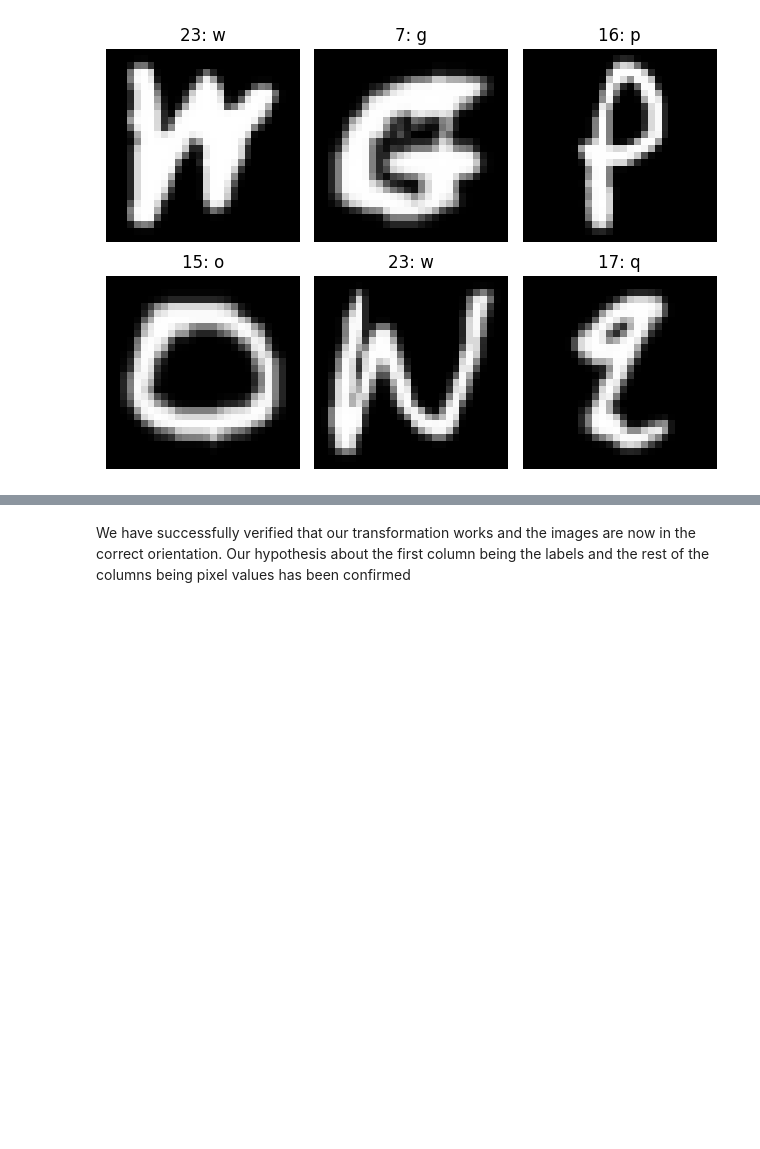
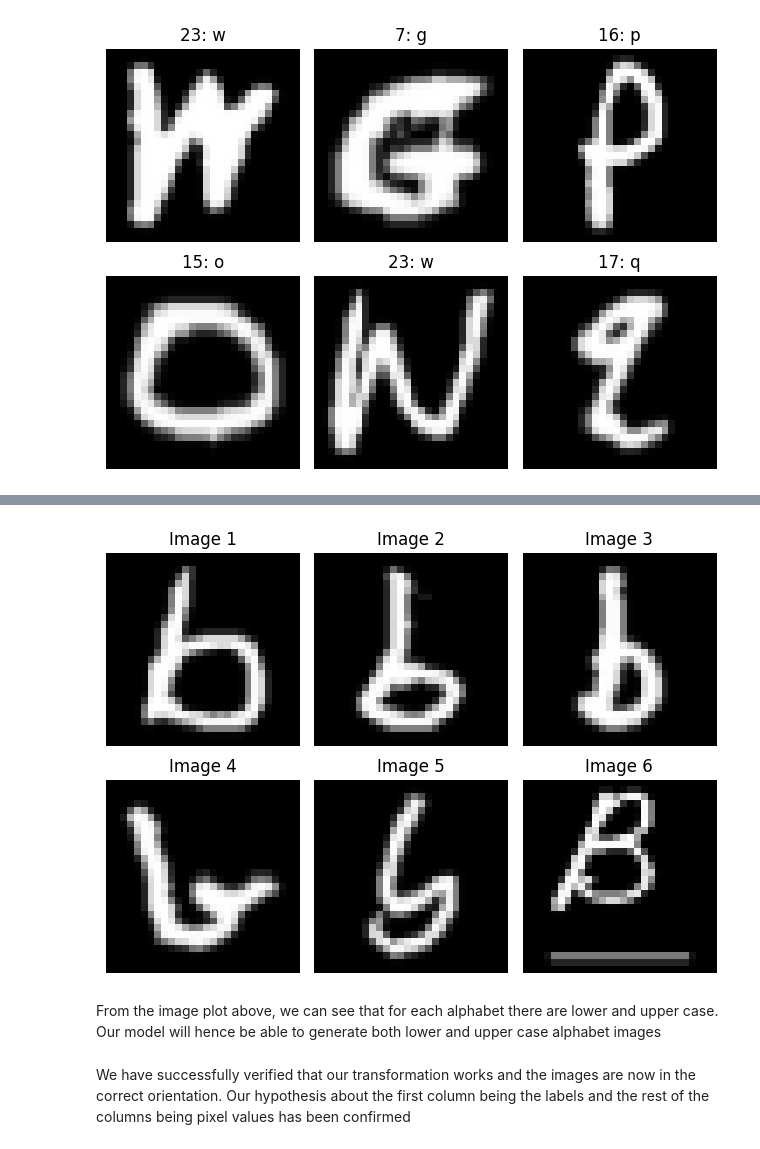
Before and after one commit to shoelesshoe/DELECA2, a Jupyter notebook: Part A/Part A.ipynb, the cells around one changed output, grey strips where cells are left out. Drawn from its saved outputs; the diff is of its cells as text; code cells hidden in the pictures; blank space fills up the shorter version.

```diff
--- a/Part A/Part A.ipynb
+++ b/Part A/Part A.ipynb
@@ -212,0 +235,2 @@ imageSubplot(imageArr, 6, first6alphabets)
+# %%
+bArr = [imageArr[35], imageArr[49], imageArr[78], imageArr[127], imageArr[142], imageArr[179]]
@@ -213,3 +241,9 @@ imageSubplot(imageArr, 6, first6alphabets)
+# %%
+imageSubplot(bArr, len(bArr))
+# %% [output]
+[figure, added]
+# %% [markdown]
+From the image plot above, we can see that for each alphabet there are lower and upper case. Our model will hence be able to generate both lower and upper case alphabet images
 # %% [markdown]
 We have successfully verified that our transformation works and the images are now in the correct orientation. Our hypothesis about the first column being the labels and the rest of the columns being pixel values has been confirmed
 # %% [markdown]
```
Also changed, not shown: parts of 17 cells of this notebook.
